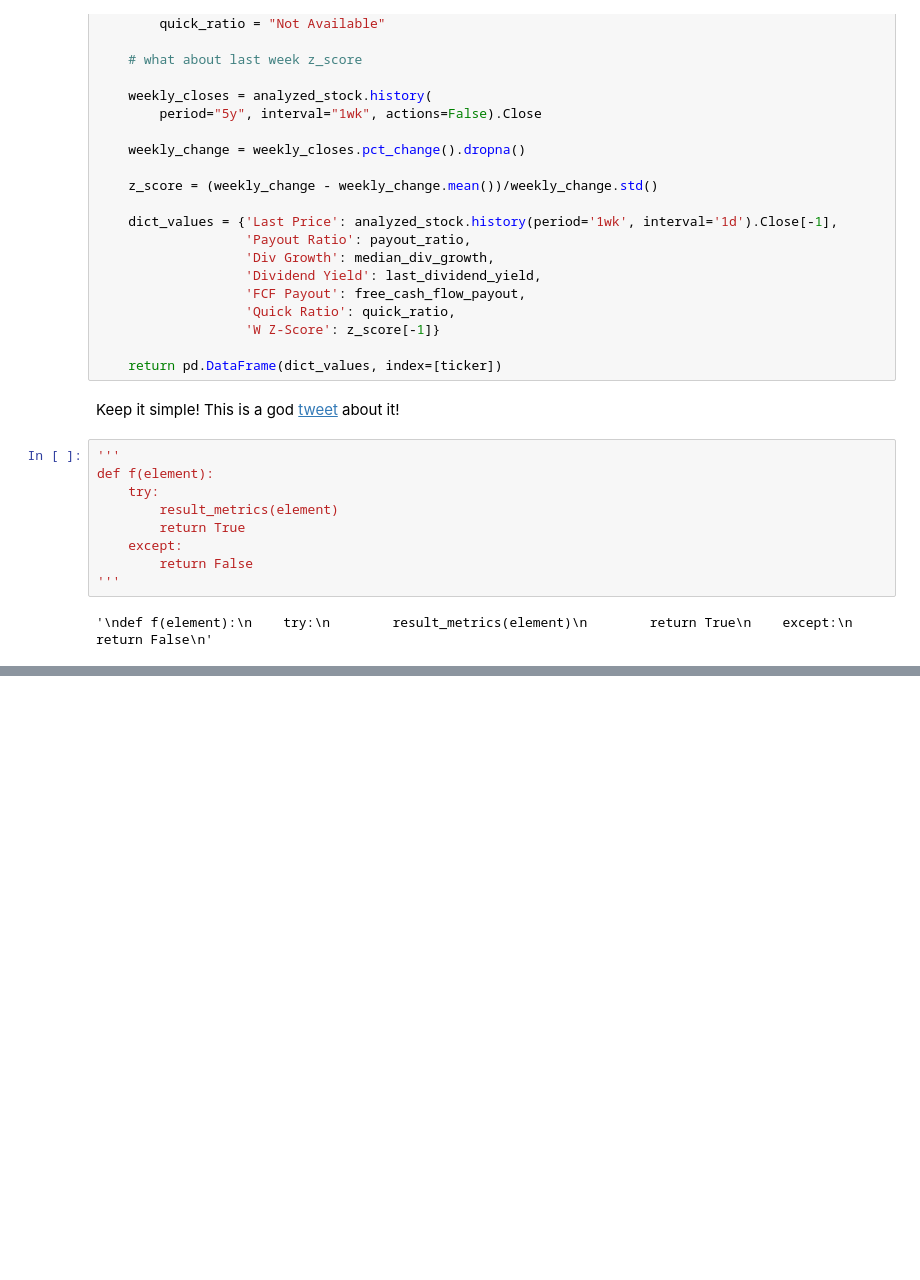
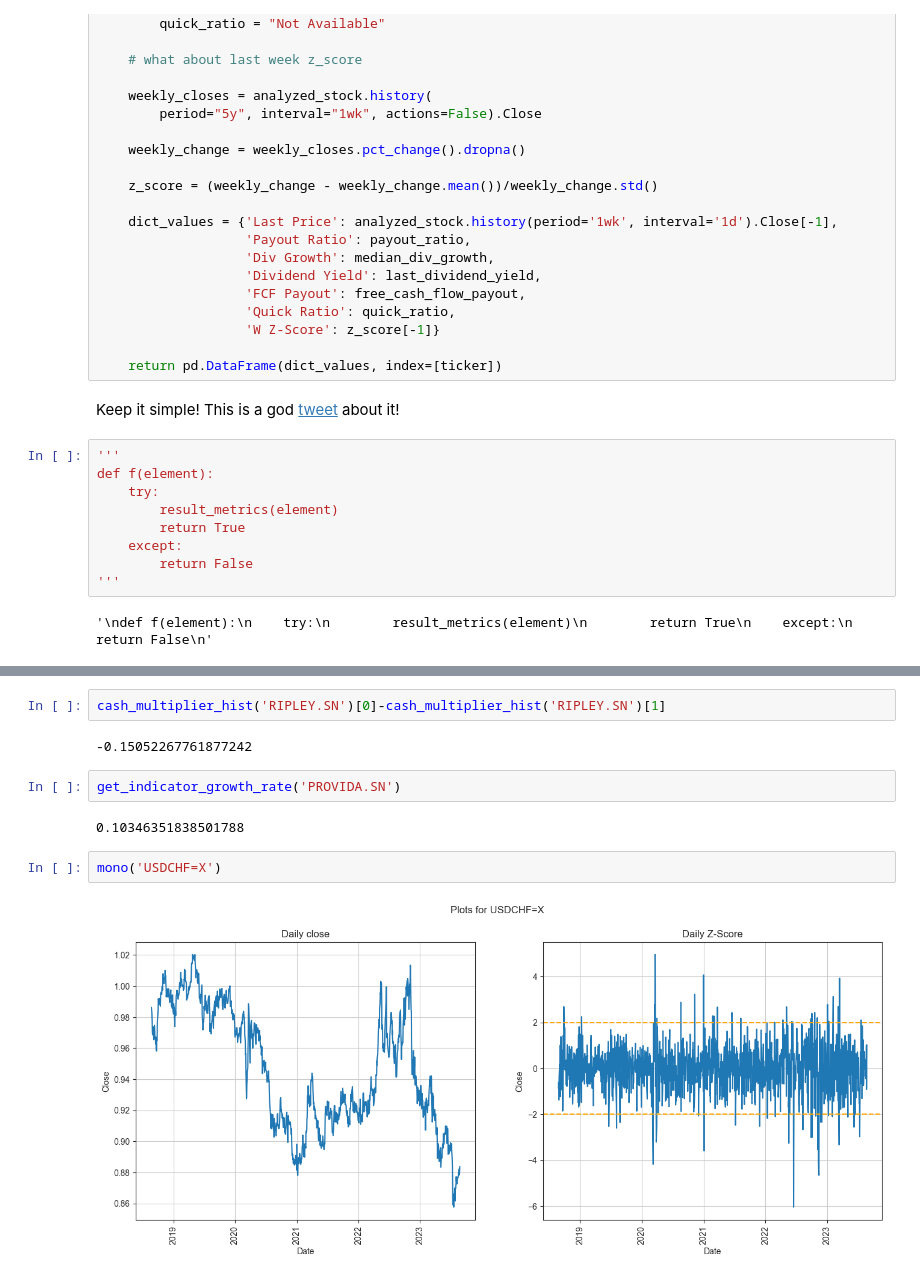
Before and after one commit to ggoni/dividend-stock-picker, a Jupyter notebook: explore.ipynb, the cells around one changed output, grey strips where cells are left out. Cells and saved outputs as stored; diff of their text form; blank space fills up the shorter version.

```diff
--- a/explore.ipynb
+++ b/explore.ipynb
@@ -223,0 +239,12 @@ df
+# %%
+cash_multiplier_hist('RIPLEY.SN')[0]-cash_multiplier_hist('RIPLEY.SN')[1]
+# %% [output]
+-0.15052267761877242
+# %%
+get_indicator_growth_rate('PROVIDA.SN')
+# %% [output]
+0.10346351838501788
+# %%
+mono('USDCHF=X')
+# %% [output]
+[figure, added]
```
Also changed, not shown: parts of 18 cells of this notebook, 4 other files.
